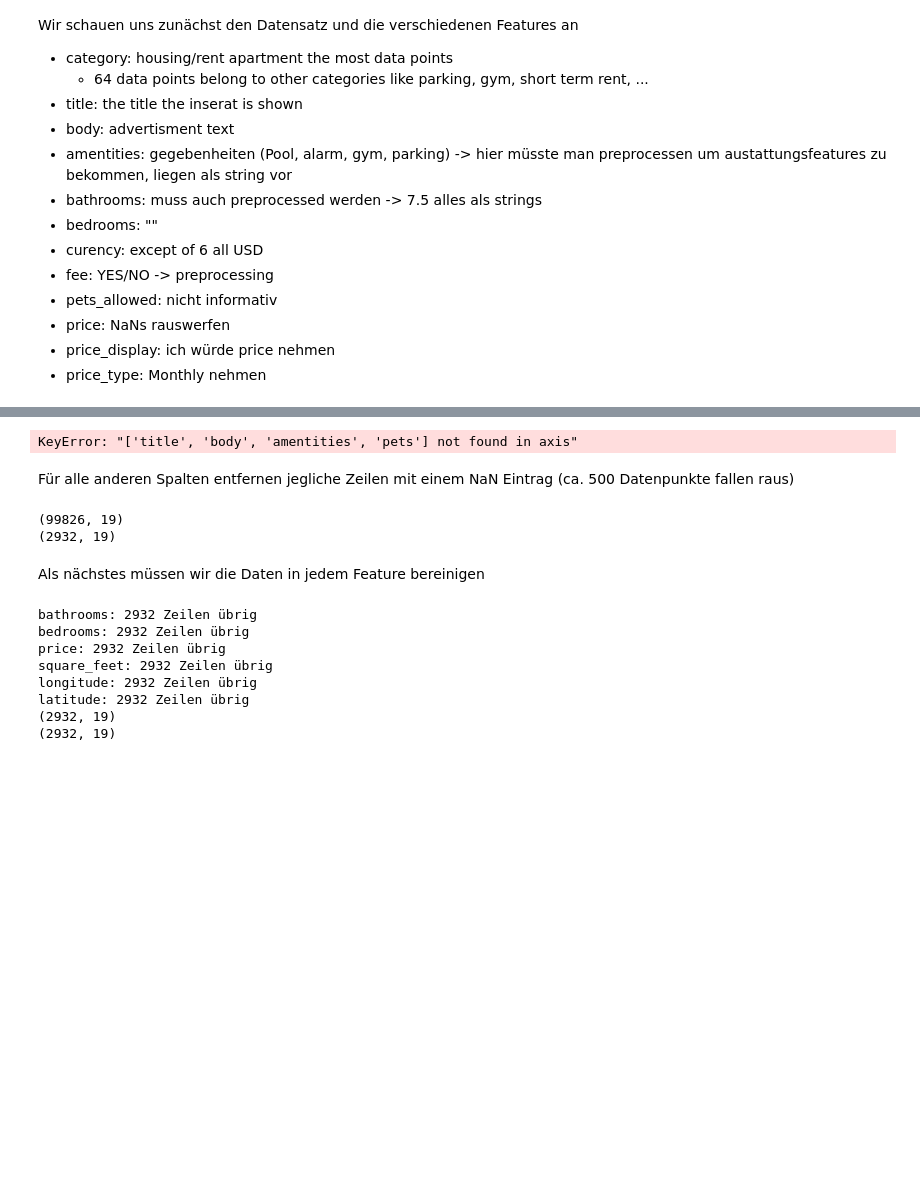
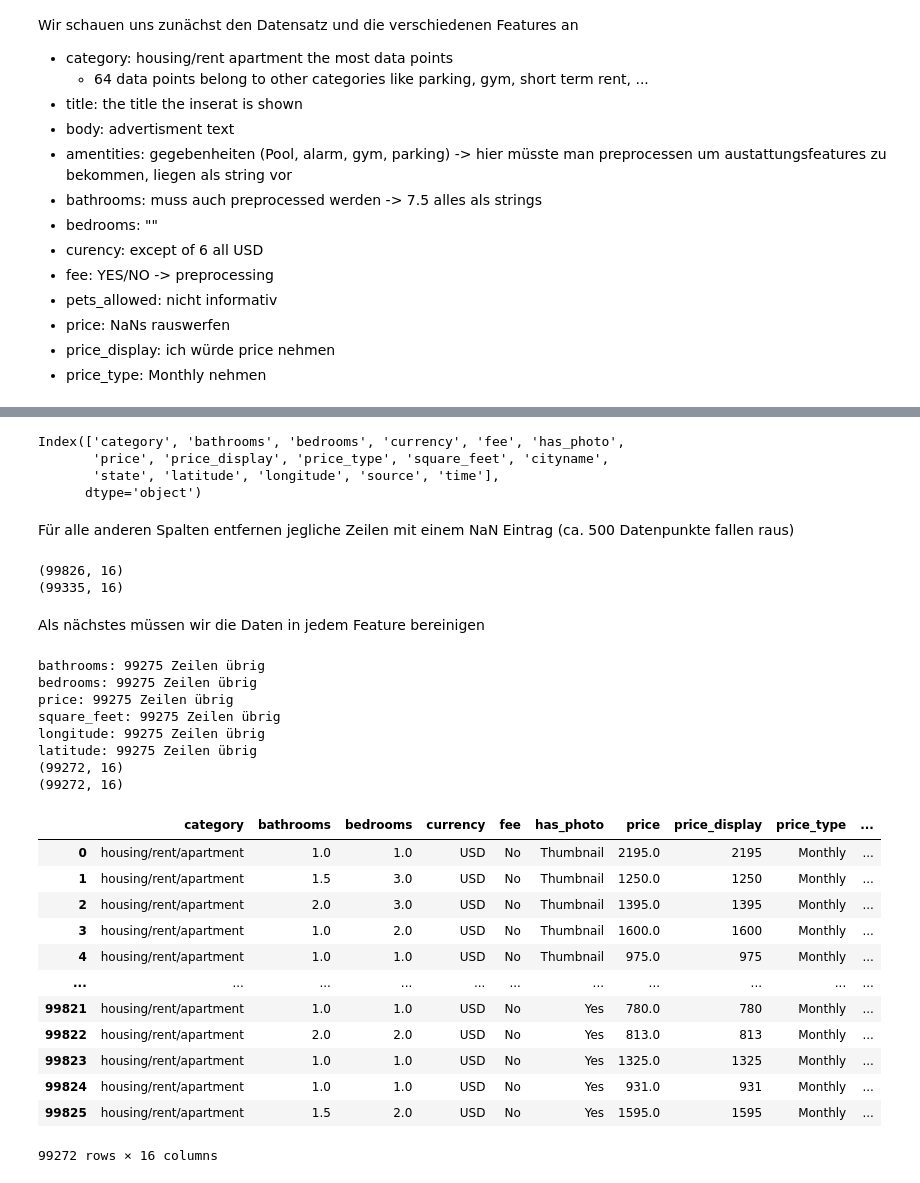
Before and after one commit to FelixFritz02/DataProject-WS-25-26, a Jupyter notebook: data_preprocessing.ipynb, the cells around one changed output, grey strips where cells are left out. Cells and saved outputs as stored; diff of their text form; code cells hidden in the pictures; blank space fills up the shorter version.

```diff
--- a/data_preprocessing.ipynb
+++ b/data_preprocessing.ipynb
@@ -38,9 +97,12 @@ Spalten die keinen Informationsgewinn bringen entfernen (pets, da zu viele None
 # %%
-columns_to_delete = ["title", "body","amentities", "pets"]
+columns_to_delete = ["title", "body", "amenities", "pets_allowed", "address"]
 X = X.drop(columns_to_delete, axis=1)
 print(X.columns)
 # %% [output]
-KeyError: "['title', 'body', 'amentities', 'pets'] not found in axis"
+Index(['category', 'bathrooms', 'bedrooms', 'currency', 'fee', 'has_photo',
+       'price', 'price_display', 'price_type', 'square_feet', 'cityname',
+       'state', 'latitude', 'longitude', 'source', 'time'],
+      dtype='object')
 # %% [markdown]
 Für alle anderen Spalten entfernen jegliche Zeilen mit einem NaN Eintrag (ca. 500 Datenpunkte fallen raus)
 # %%
@@ -51,8 +113,8 @@ print(X.shape)
 X_clean = X.dropna(subset=cols_to_check)
 print(X_clean.shape)
 # %% [output]
-(99826, 19)
-(2932, 19)
+(99826, 16)
+(99335, 16)
 # %% [markdown]
 Als nächstes müssen wir die Daten in jedem Feature bereinigen
 # %%
@@ -84,11 +146,27 @@ print(X_clean.shape)
 X_clean = X_clean[X_clean["currency"] == "USD"]
 print(X_clean.shape)
 # %% [output]
-bathrooms: 2932 Zeilen übrig
-bedrooms: 2932 Zeilen übrig
-price: 2932 Zeilen übrig
-square_feet: 2932 Zeilen übrig
-longitude: 2932 Zeilen übrig
-latitude: 2932 Zeilen übrig
-(2932, 19)
-(2932, 19)
+bathrooms: 99275 Zeilen übrig
+bedrooms: 99275 Zeilen übrig
+price: 99275 Zeilen übrig
+square_feet: 99275 Zeilen übrig
+longitude: 99275 Zeilen übrig
+latitude: 99275 Zeilen übrig
+(99272, 16)
+(99272, 16)
+# %%
+X_clean
+# %% [output]
+|  | category | bathrooms | bedrooms | currency | fee | has_photo | price | price_display | price_type | ... |
+| 0 | housing/rent/apartment | 1.0 | 1.0 | USD | No | Thumbnail | 2195.0 | 2195 | Monthly | ... |
+| 1 | housing/rent/apartment | 1.5 | 3.0 | USD | No | Thumbnail | 1250.0 | 1250 | Monthly | ... |
+| 2 | housing/rent/apartment | 2.0 | 3.0 | USD | No | Thumbnail | 1395.0 | 1395 | Monthly | ... |
+| 3 | housing/rent/apartment | 1.0 | 2.0 | USD | No | Thumbnail | 1600.0 | 1600 | Monthly | ... |
+| 4 | housing/rent/apartment | 1.0 | 1.0 | USD | No | Thumbnail | 975.0 | 975 | Monthly | ... |
+| ... | ... | ... | ... | ... | ... | ... | ... | ... | ... | ... |
+| 99821 | housing/rent/apartment | 1.0 | 1.0 | USD | No | Yes | 780.0 | 780 | Monthly | ... |
+| 99822 | housing/rent/apartment | 2.0 | 2.0 | USD | No | Yes | 813.0 | 813 | Monthly | ... |
+| 99823 | housing/rent/apartment | 1.0 | 1.0 | USD | No | Yes | 1325.0 | 1325 | Monthly | ... |
+| 99824 | housing/rent/apartment | 1.0 | 1.0 | USD | No | Yes | 931.0 | 931 | Monthly | ... |
+| 99825 | housing/rent/apartment | 1.5 | 2.0 | USD | No | Yes | 1595.0 | 1595 | Monthly | ... |
+99272 rows × 16 columns
```
Also changed, not shown: parts of 5 cells of this notebook.
